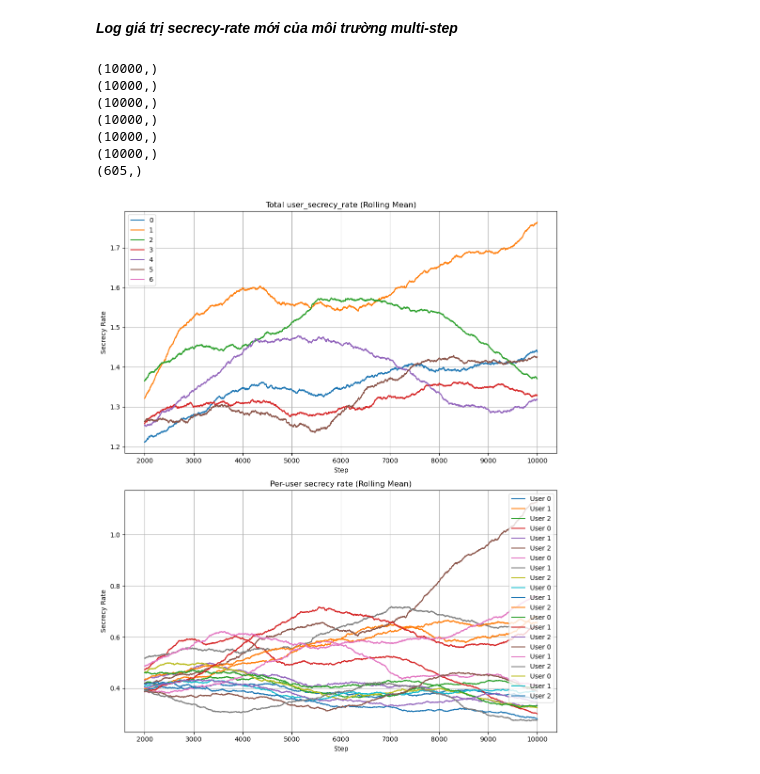
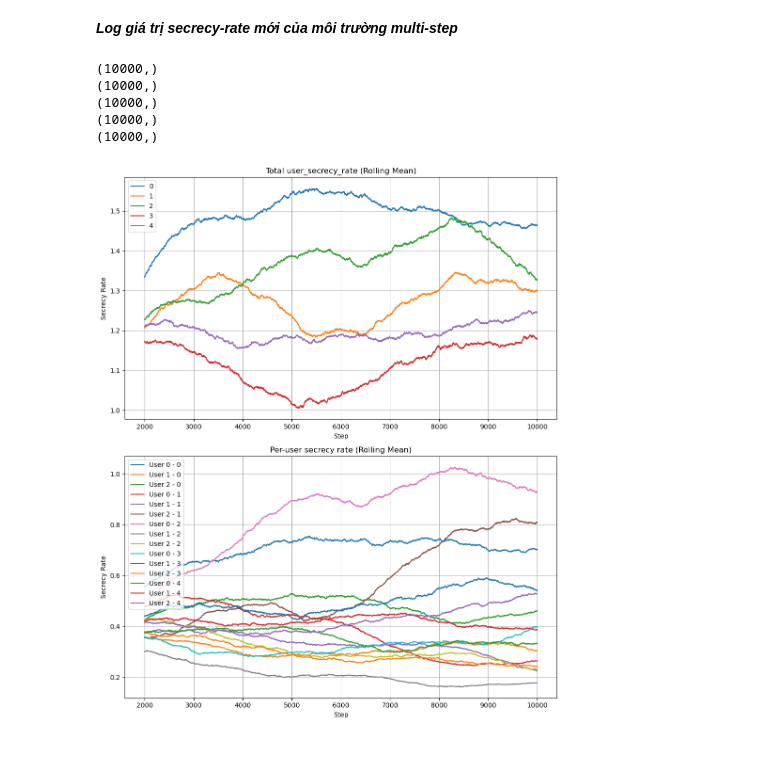
Before and after one commit to lamtd1/MovableAntenna, a Jupyter notebook: logger.ipynb, the cells around one changed output. Cells and saved outputs as stored; diff of their text form; code cells hidden in the pictures.

```diff
--- a/logger.ipynb
+++ b/logger.ipynb
@@ -94,7 +94,14 @@ result_list_1M = [
     '/Users/taduylam/Workspace/Lab/0/3. MovableAntenna/monitor_log/PPO_1765077378no_custom_name_PPO_timeStep_1000000.monitor.csv',
     '/Users/taduylam/Workspace/Lab/0/3. MovableAntenna/monitor_log/PPO_1765078017no_custom_name_PPO_timeStep_1000000.monitor.csv'
 
+]
 
+result_list_1M_Normalize = [
+    '/Users/taduylam/Workspace/Lab/0/3. MovableAntenna/monitor_log/PPO_1765081798no_custom_name_PPO_timeStep_1000000.monitor.csv',
+    '/Users/taduylam/Workspace/Lab/0/3. MovableAntenna/monitor_log/PPO_1765082514no_custom_name_PPO_timeStep_1000000.monitor.csv',
+    '/Users/taduylam/Workspace/Lab/0/3. MovableAntenna/monitor_log/PPO_1765084887no_custom_name_PPO_timeStep_1000000.monitor.csv',
+    '/Users/taduylam/Workspace/Lab/0/3. MovableAntenna/monitor_log/PPO_1765085614no_custom_name_PPO_timeStep_1000000.monitor.csv',
+    '/Users/taduylam/Workspace/Lab/0/3. MovableAntenna/monitor_log/PPO_1765086336no_custom_name_PPO_timeStep_1000000.monitor.csv'
 ]
 
 # colors = ['r', 'g', 'b', 'y']
@@ -113,7 +120,7 @@ def convert_str_arr(series):
 
 fig, ax = plt.subplots(2, 1, figsize=(10, 12))
 
-for path in result_list_1M:
+for path in result_list_1M_Normalize:
     if path == "":
         continue
 
@@ -129,38 +136,37 @@ for path in result_list_1M:
 
     # ax[0].plot(rolling, color=colors[0], label=names[0])
     ax[0].plot(rolling, label=f"{cnt}")
-    cnt += 1
+
     # colors.pop(0)
     # names.pop(0)
 
     num_users = matrix.shape[1]
 
     for u in range(num_users):
         ax[1].plot(
             pd.Series(matrix[:, u]).rolling(window=2000).mean(),
-            label=f"User {u}"
+            label=f"User {u} - {cnt}"
         )
+    cnt += 1
 
 ax[0].set_title("Total user_secrecy_rate (Rolling Mean)")
 ax[0].set_xlabel("Step")
 ax[0].set_ylabel("Secrecy Rate")
 ax[0].grid()
 ax[0].legend()
 
 ax[1].set_title("Per-user secrecy rate (Rolling Mean)")
 ax[1].set_xlabel("Step")
 ax[1].set_ylabel("Secrecy Rate")
 ax[1].grid()
 ax[1].legend()
 
 plt.tight_layout()
 plt.show()
 # %% [output]
 (10000,)
 (10000,)
 (10000,)
 (10000,)
 (10000,)
-(10000,)
-(605,)
-[figure, old version]
+[figure, new version]
```
Also changed, not shown: parts of 2 cells of this notebook, 5 other files.
